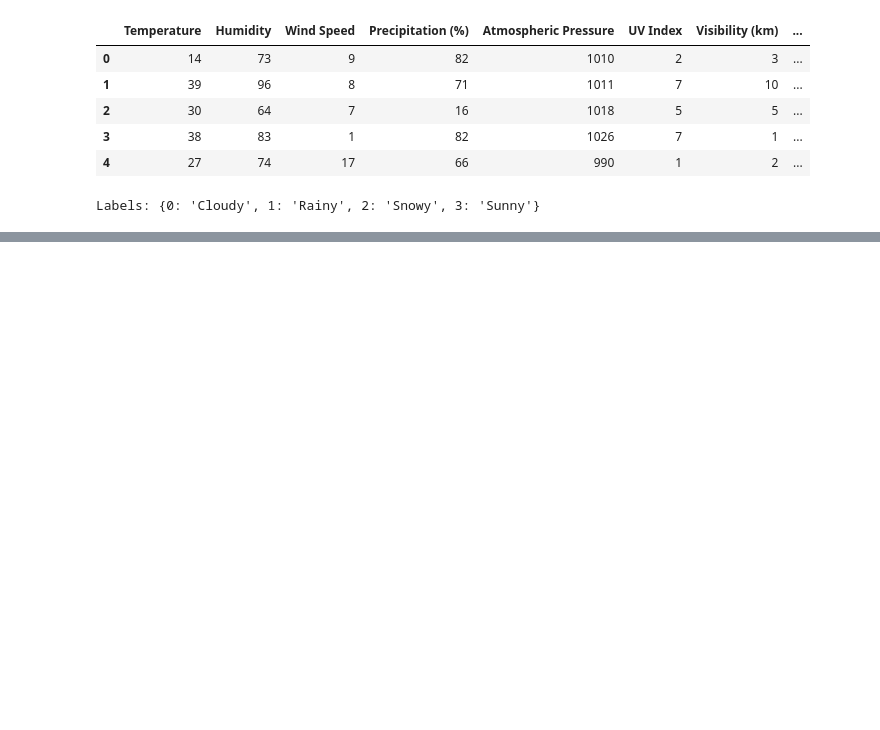
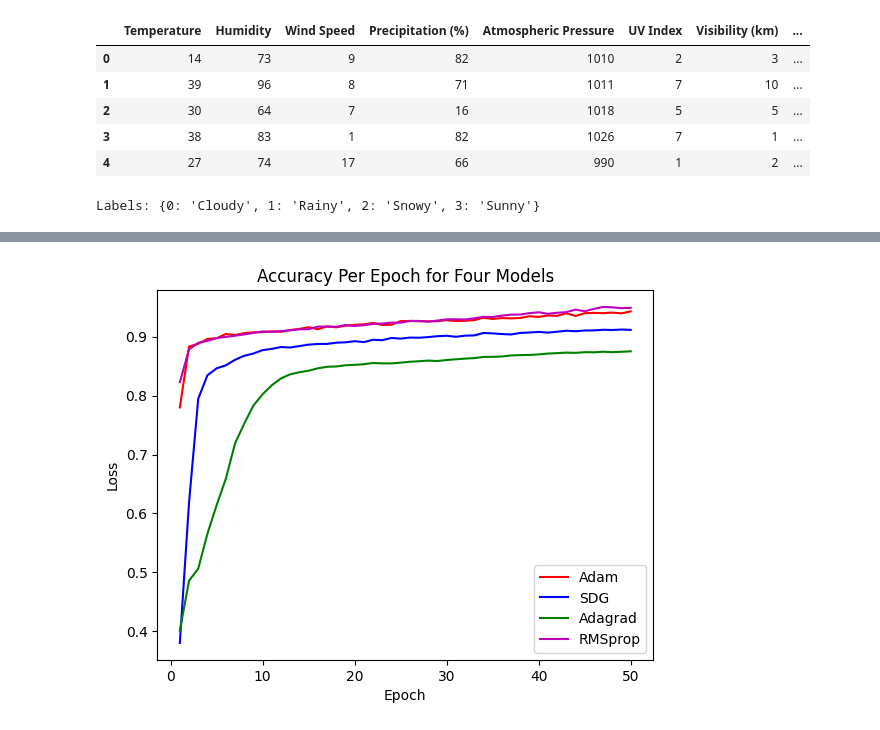
Before and after one commit to cassidyschul/weather_prediction, a Jupyter notebook: weather_classification_model.ipynb, the cells around one changed output, grey strips where cells are left out. Saved outputs shown, nothing was run; the diff lists cells and outputs as text; code cells hidden in the pictures; blank space fills up the shorter version.

```diff
--- a/weather_classification_model.ipynb
+++ b/weather_classification_model.ipynb
@@ -586,0 +471,17 @@ weighted avg       0.90      0.90      0.90      3300
+# %%
+# Plot accuracy for each optimizer
+
+epochs = range(1, len(nn_model_adam_losses) + 1)
+
+plt.plot(epochs, nn_model_adam_accuracy, 'r', label = 'Adam')
+plt.plot(epochs, nn_model_SDG_accuracy, 'b', label = 'SDG')
+plt.plot(epochs, nn_model_adagrad_accuracy, 'g', label = 'Adagrad')
+plt.plot(epochs, nn_model_RMSprop_accuracy, 'm', label = 'RMSprop')
+
+plt.title('Accuracy Per Epoch for Four Models')
+plt.xlabel('Epoch')
+plt.ylabel('Loss')
+plt.legend()
+plt.show()
+# %% [output]
+[figure, added]
```
Also changed, not shown: parts of 27 cells of this notebook.
